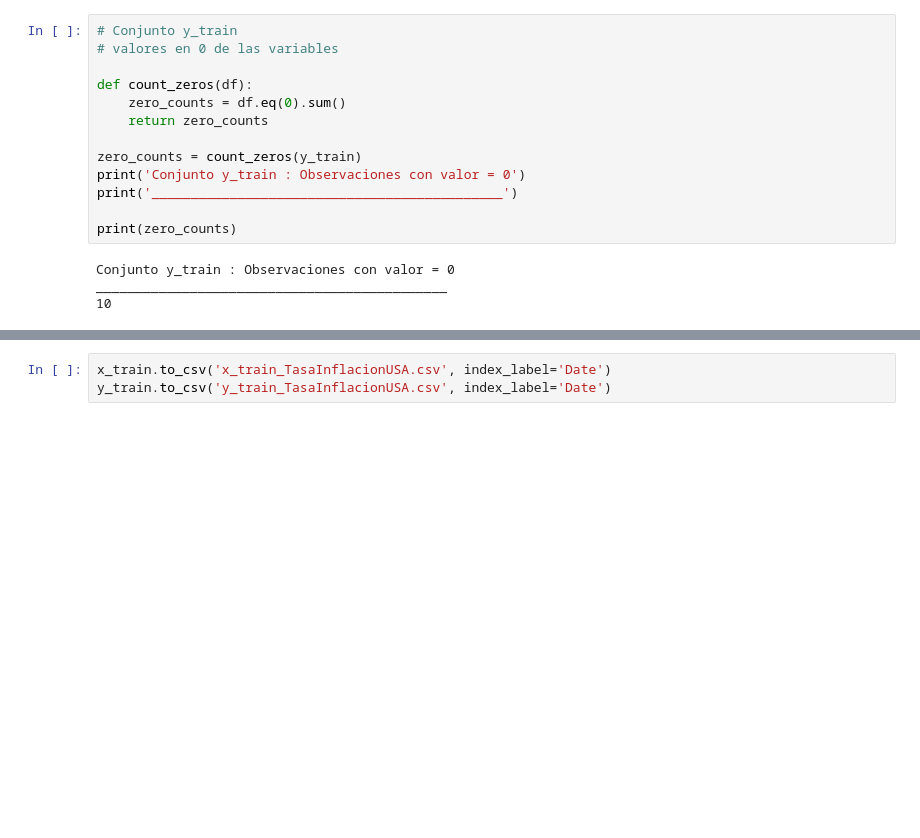
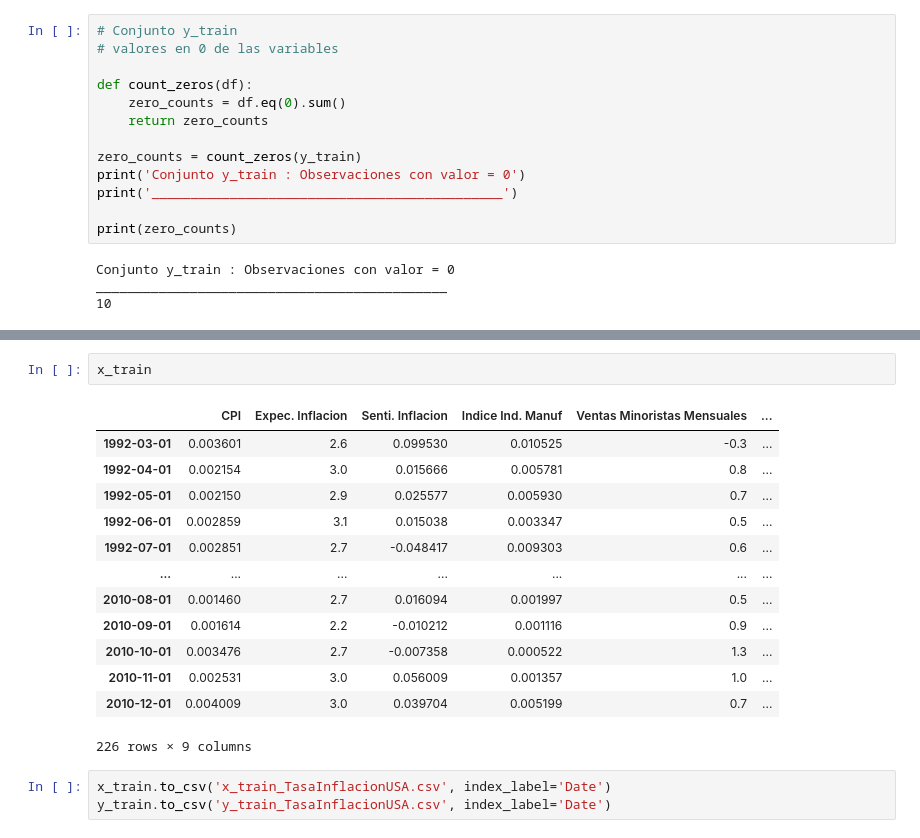
Before and after one commit to gusper01/Ejercicio_ML, a Jupyter notebook: Notebooks/ML_Prediccion_TasaInflacionUSA.ipynb, the cells around one changed output, grey strips where cells are left out. Cells and saved outputs as stored; diff of their text form; blank space fills up the shorter version.

```diff
--- a/Notebooks/ML_Prediccion_TasaInflacionUSA.ipynb
+++ b/Notebooks/ML_Prediccion_TasaInflacionUSA.ipynb
@@ -610,3 +623,19 @@ dfSummary(x_train, is_collapsible = True)
+# %%
+x_train
+# %% [output]
+|  | CPI | Expec. Inflacion | Senti. Inflacion | Indice Ind. Manuf | Ventas Minoristas Mensuales | ... |
+| 1992-03-01 | 0.003601 | 2.6 | 0.099530 | 0.010525 | -0.3 | ... |
+| 1992-04-01 | 0.002154 | 3.0 | 0.015666 | 0.005781 | 0.8 | ... |
+| 1992-05-01 | 0.002150 | 2.9 | 0.025577 | 0.005930 | 0.7 | ... |
+| 1992-06-01 | 0.002859 | 3.1 | 0.015038 | 0.003347 | 0.5 | ... |
+| 1992-07-01 | 0.002851 | 2.7 | -0.048417 | 0.009303 | 0.6 | ... |
+| ... | ... | ... | ... | ... | ... | ... |
+| 2010-08-01 | 0.001460 | 2.7 | 0.016094 | 0.001997 | 0.5 | ... |
+| 2010-09-01 | 0.001614 | 2.2 | -0.010212 | 0.001116 | 0.9 | ... |
+| 2010-10-01 | 0.003476 | 2.7 | -0.007358 | 0.000522 | 1.3 | ... |
+| 2010-11-01 | 0.002531 | 3.0 | 0.056009 | 0.001357 | 1.0 | ... |
+| 2010-12-01 | 0.004009 | 3.0 | 0.039704 | 0.005199 | 0.7 | ... |
+226 rows × 9 columns
 # %%
 x_train.to_csv('x_train_TasaInflacionUSA.csv', index_label='Date')
 y_train.to_csv('y_train_TasaInflacionUSA.csv', index_label='Date')
```
Also changed, not shown: parts of 11 cells of this notebook.
